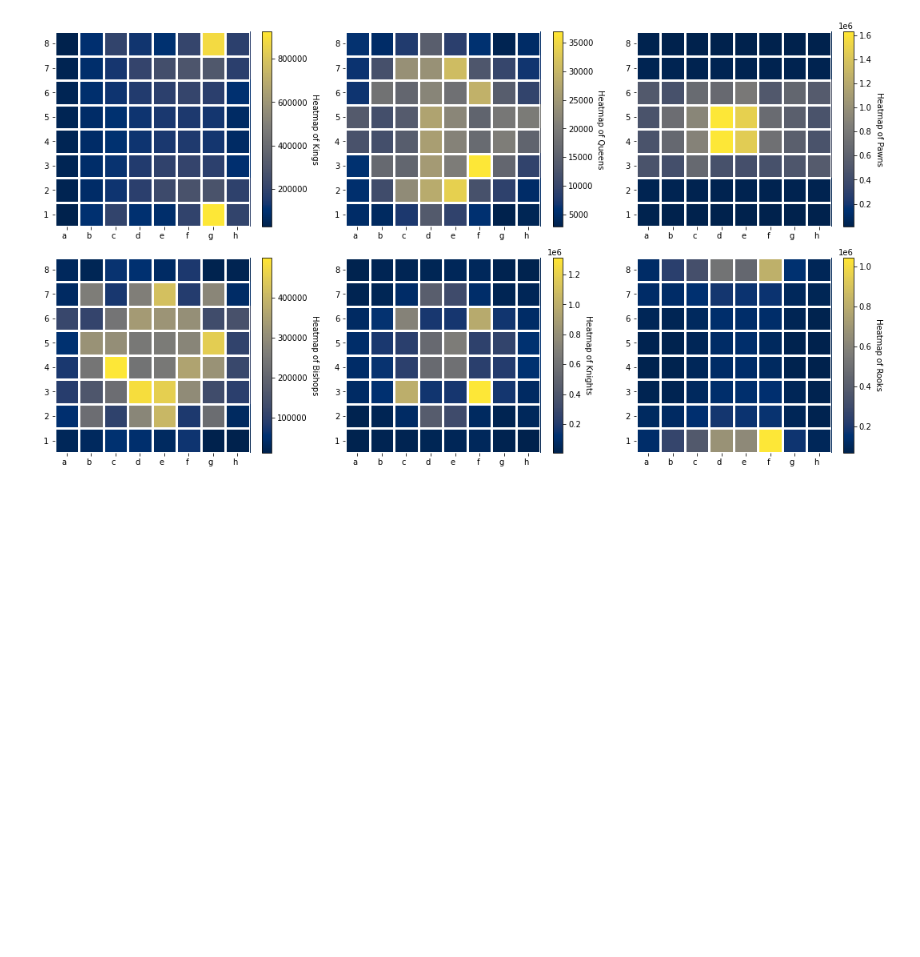
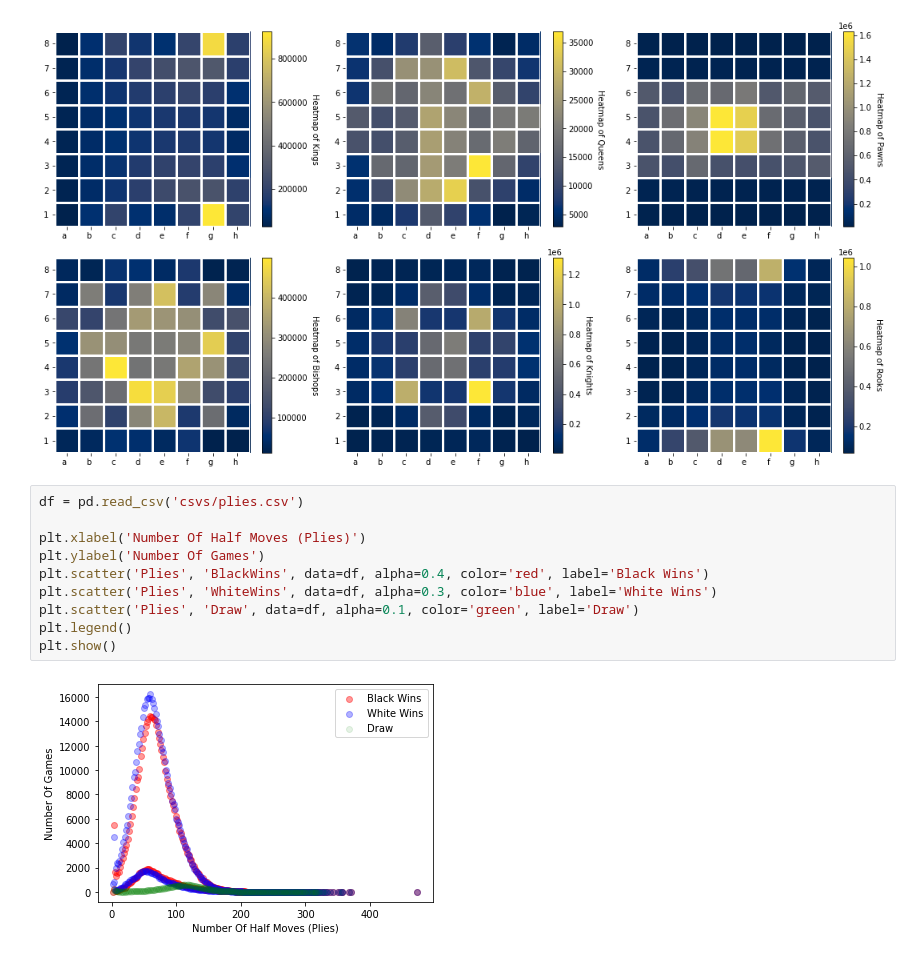
Before and after one commit to johnclaro/bigdata, a Jupyter notebook: README.ipynb, the cells around one changed output. Drawn from its saved outputs; the diff is of its cells as text; blank space fills up the shorter version.

```diff
--- a/README.ipynb
+++ b/README.ipynb
@@ -28,3 +28,15 @@ plt.tight_layout()
 plt.show()
 # %% [output]
 [figure]
+# %%
+df = pd.read_csv('csvs/plies.csv')
+
+plt.xlabel('Number Of Half Moves (Plies)')
+plt.ylabel('Number Of Games')
+plt.scatter('Plies', 'BlackWins', data=df, alpha=0.4, color='red', label='Black Wins')
+plt.scatter('Plies', 'WhiteWins', data=df, alpha=0.3, color='blue', label='White Wins')
+plt.scatter('Plies', 'Draw', data=df, alpha=0.1, color='green', label='Draw')
+plt.legend()
+plt.show()
+# %% [output]
+[figure, added]
```
